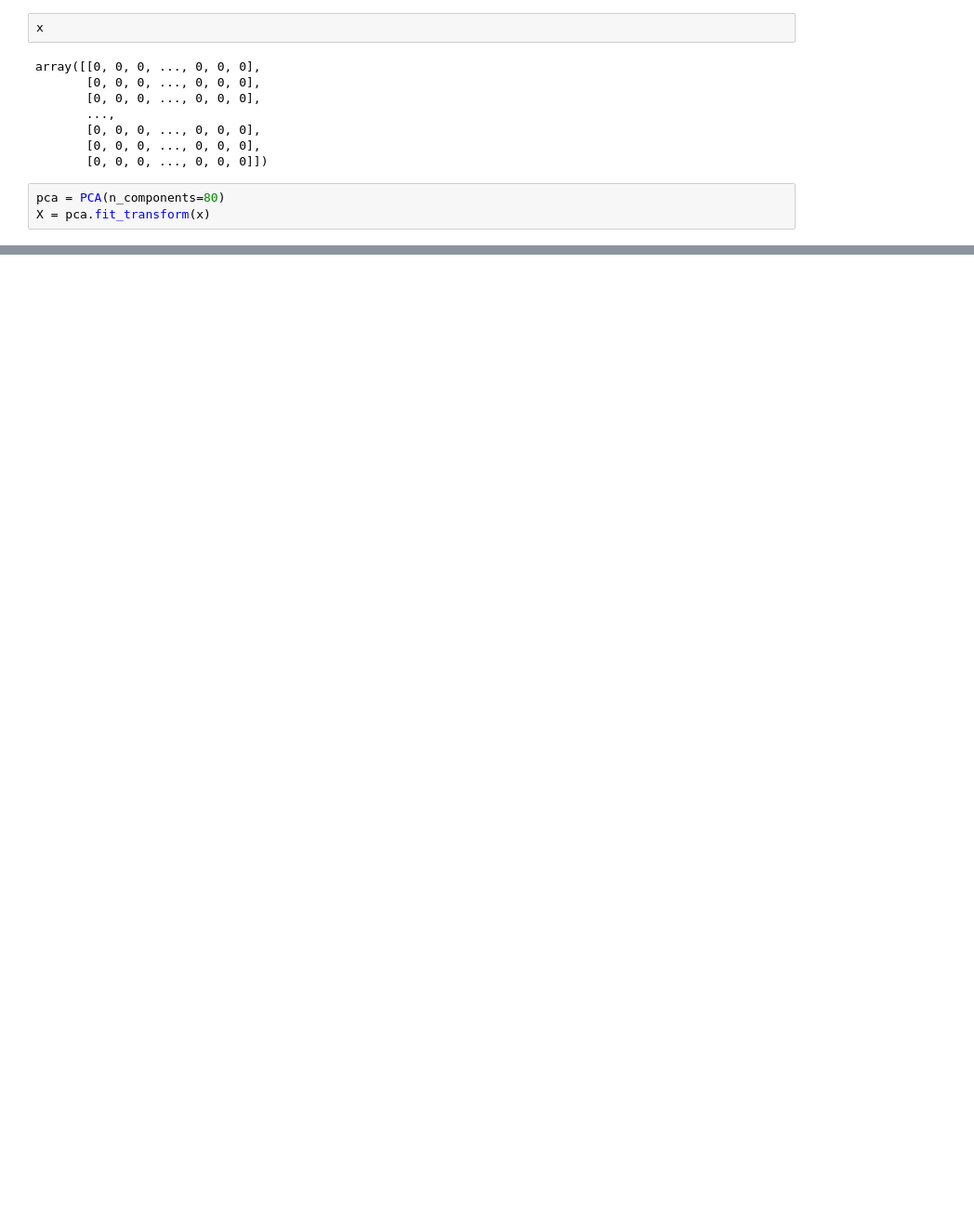
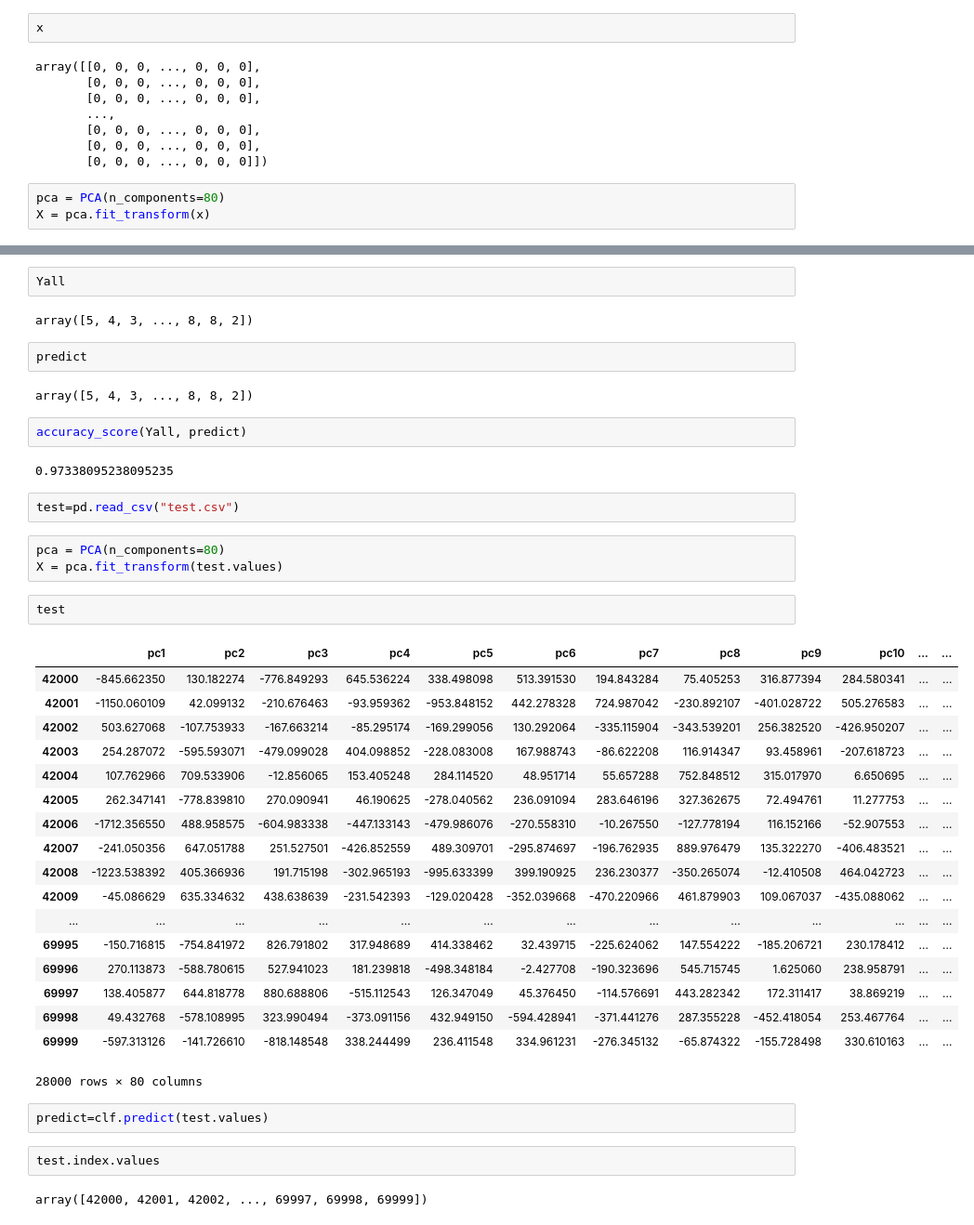
Before and after one commit to abhijeetchauhan/DigitRecogniser, a Jupyter notebook: DigitRecognizer.ipynb, the cells around one changed output, grey strips where cells are left out. Shown at 93% size. Cells and saved outputs as stored; diff of their text form; blank space fills up the shorter version.

Commit message:
Solution made having accuracy 0.96843 using pca + knn

```diff
--- a/DigitRecognizer.ipynb
+++ b/DigitRecognizer.ipynb
@@ -136,0 +198,44 @@ df.head()
+# %%
+Yall
+# %% [output]
+array([5, 4, 3, ..., 8, 8, 2])
+# %%
+predict
+# %% [output]
+array([5, 4, 3, ..., 8, 8, 2])
+# %%
+accuracy_score(Yall, predict)
+# %% [output]
+0.97338095238095235
+# %%
+test=pd.read_csv("test.csv")
+# %%
+pca = PCA(n_components=80)
+X = pca.fit_transform(test.values)
+# %%
+test
+# %% [output]
+|  | pc1 | pc2 | pc3 | pc4 | pc5 | pc6 | pc7 | pc8 | pc9 | pc10 | ... | ... |
+| 42000 | -845.662350 | 130.182274 | -776.849293 | 645.536224 | 338.498098 | 513.391530 | 194.843284 | 75.405253 | 316.877394 | 284.580341 | ... | ... |
+| 42001 | -1150.060109 | 42.099132 | -210.676463 | -93.959362 | -953.848152 | 442.278328 | 724.987042 | -230.892107 | -401.028722 | 505.276583 | ... | ... |
+| 42002 | 503.627068 | -107.753933 | -167.663214 | -85.295174 | -169.299056 | 130.292064 | -335.115904 | -343.539201 | 256.382520 | -426.950207 | ... | ... |
+| 42003 | 254.287072 | -595.593071 | -479.099028 | 404.098852 | -228.083008 | 167.988743 | -86.622208 | 116.914347 | 93.458961 | -207.618723 | ... | ... |
+| 42004 | 107.762966 | 709.533906 | -12.856065 | 153.405248 | 284.114520 | 48.951714 | 55.657288 | 752.848512 | 315.017970 | 6.650695 | ... | ... |
+| 42005 | 262.347141 | -778.839810 | 270.090941 | 46.190625 | -278.040562 | 236.091094 | 283.646196 | 327.362675 | 72.494761 | 11.277753 | ... | ... |
+| 42006 | -1712.356550 | 488.958575 | -604.983338 | -447.133143 | -479.986076 | -270.558310 | -10.267550 | -127.778194 | 116.152166 | -52.907553 | ... | ... |
+| 42007 | -241.050356 | 647.051788 | 251.527501 | -426.852559 | 489.309701 | -295.874697 | -196.762935 | 889.976479 | 135.322270 | -406.483521 | ... | ... |
+| 42008 | -1223.538392 | 405.366936 | 191.715198 | -302.965193 | -995.633399 | 399.190925 | 236.230377 | -350.265074 | -12.410508 | 464.042723 | ... | ... |
+| 42009 | -45.086629 | 635.334632 | 438.638639 | -231.542393 | -129.020428 | -352.039668 | -470.220966 | 461.879903 | 109.067037 | -435.088062 | ... | ... |
+| ... | ... | ... | ... | ... | ... | ... | ... | ... | ... | ... | ... | ... |
+| 69995 | -150.716815 | -754.841972 | 826.791802 | 317.948689 | 414.338462 | 32.439715 | -225.624062 | 147.554222 | -185.206721 | 230.178412 | ... | ... |
+| 69996 | 270.113873 | -588.780615 | 527.941023 | 181.239818 | -498.348184 | -2.427708 | -190.323696 | 545.715745 | 1.625060 | 238.958791 | ... | ... |
+| 69997 | 138.405877 | 644.818778 | 880.688806 | -515.112543 | 126.347049 | 45.376450 | -114.576691 | 443.282342 | 172.311417 | 38.869219 | ... | ... |
+| 69998 | 49.432768 | -578.108995 | 323.990494 | -373.091156 | 432.949150 | -594.428941 | -371.441276 | 287.355228 | -452.418054 | 253.467764 | ... | ... |
+| 69999 | -597.313126 | -141.726610 | -818.148548 | 338.244499 | 236.411548 | 334.961231 | -276.345132 | -65.874322 | -155.728498 | 330.610163 | ... | ... |
+28000 rows × 80 columns
+# %%
+predict=clf.predict(test.values)
+# %%
+test.index.values
+# %% [output]
+array([42000, 42001, 42002, ..., 69997, 69998, 69999])
```
Also changed, not shown: parts of 33 cells of this notebook, 1 other file.
